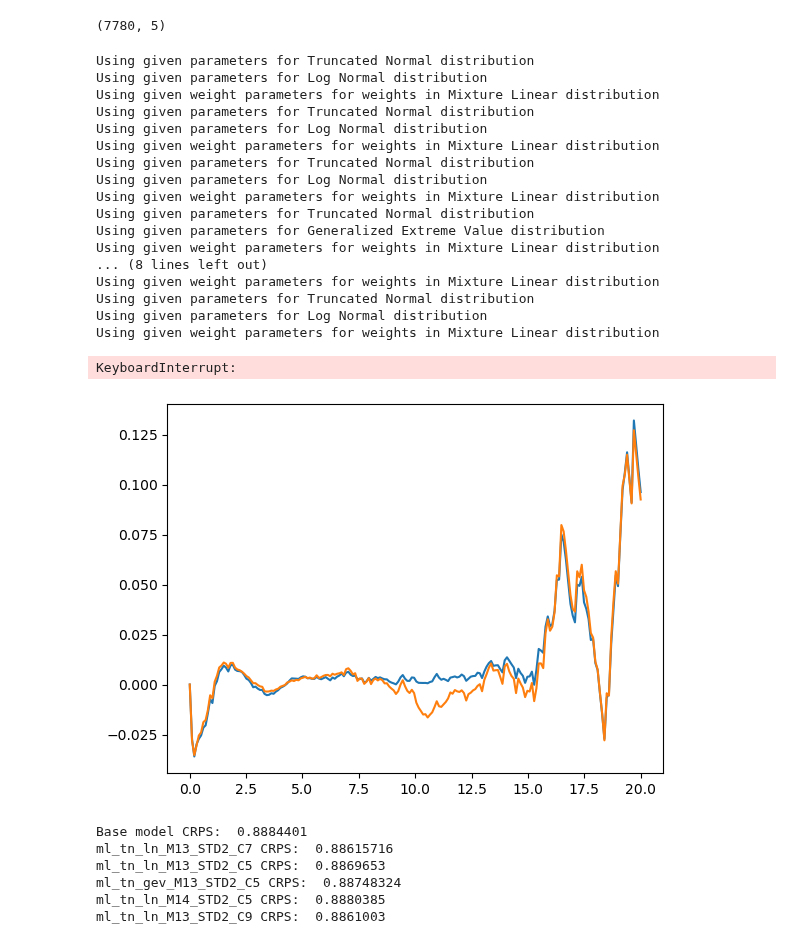
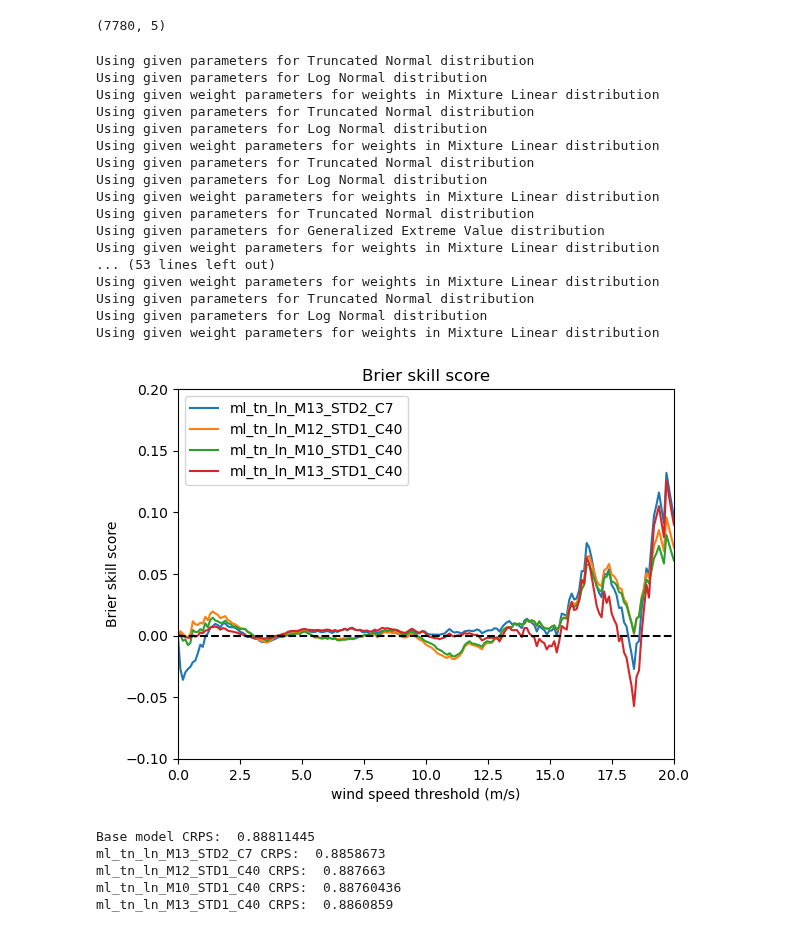
Before and after one commit to SimonHakvoort/thesiscode, a Jupyter notebook: src/new_emos_results/new_results.ipynb, the cells around one changed output. Saved outputs shown, nothing was run; the diff lists cells and outputs as text; code cells hidden in the pictures.

```diff
--- a/src/new_emos_results/new_results.ipynb
+++ b/src/new_emos_results/new_results.ipynb
@@ -58,6 +58,40 @@ ml_tn_ln_M14_STD2_C5 = load_model(folder + 'mixture_linear/ml_tn_ln_twcrps_mean1
 ml_tn_ln_M14_STD2_C8 = load_model(folder + 'mixture_linear/ml_tn_ln_twcrps_mean14.0_std2.0_constant0.07999999821186066_epochs600_folds_1_2_mean0_1_2_3_4_std0_1_2_3_4_.pkl')
 
 ml_tn_ln_M13_STD2_C9 = load_model(folder + 'mixture_linear/ml_tn_ln_twcrps_mean13.0_std2.0_constant0.09000000357627869_epochs600_folds_1_2_mean0_1_2_3_4_std0_1_2_3_4_.pkl')
+
+ln_T12 = load_model(folder + 'log_normal/ln_twcrps_threshold12.0_epochs600_folds_1_2_mean0_1_2_3_4_std0_1_2_3_4_.pkl')
+
+tn_T12 = load_model(folder + 'trunc_normal/tn_twcrps_threshold12.0_epochs600_folds_1_2_mean0_1_2_3_4_std0_1_2_3_4_.pkl')
+
+tn_T10 = load_model(folder + 'trunc_normal/tn_twcrps_threshold10.0_epochs600_folds_1_2_mean0_1_2_3_4_std0_1_2_3_4_.pkl')
+
+ml_tn_ln_M12_STD2_C11 = load_model(folder + 'mixture_linear/ml_tn_ln_twcrps_mean12.0_std2.0_constant0.10999999940395355_epochs600_folds_1_2_mean0_1_2_3_4_std0_1_2_3_4_.pkl')
+
+ml_tn_gev_M12_STD2_C11 = load_model(folder + 'mixture_linear/ml_tn_gev_twcrps_mean12.0_std2.0_constant0.10999999940395355_epochs600_folds_1_2_mean0_1_2_3_4_std0_1_2_3_4_.pkl')
+
+ml_gev_ln_M12_STD2_C11 = load_model(folder + 'mixture_linear/ml_gev_ln_twcrps_mean12.0_std2.0_constant0.10999999940395355_epochs600_folds_1_2_mean0_1_2_3_4_std0_1_2_3_4_.pkl')
+
+ml_tn_ln_M13_STD2_C15 = load_model(folder + 'mixture_linear/ml_tn_ln_twcrps_mean13.0_std2.0_constant0.15000000596046448_epochs600_folds_1_2_mean0_1_2_3_4_std0_1_2_3_4_.pkl')
+
+ml_tn_ln_M13_STD2_C18 = load_model(folder + 'mixture_linear/ml_tn_ln_twcrps_mean13.0_std2.0_constant0.18000000715255737_epochs600_folds_1_2_mean0_1_2_3_4_std0_1_2_3_4_.pkl')
+
+ml_tn_ln_M12_STD1_C70 = load_model(folder + 'mixture_linear/ml_tn_ln_twcrps_mean12.0_std1.0_constant0.699999988079071_epochs600_folds_1_2_mean0_1_2_3_4_std0_1_2_3_4_.pkl')
+
+ml_tn_ln_M10_STD1_C10 = load_model(folder + 'mixture_linear/ml_tn_ln_twcrps_mean10.0_std1.0_constant0.10000000149011612_epochs600_folds_1_2_mean0_1_2_3_4_std0_1_2_3_4_.pkl')
+
+ml_tn_ln_M10_STD1_C20 = load_model(folder + 'mixture_linear/ml_tn_ln_twcrps_mean10.0_std1.0_constant0.20000000298023224_epochs600_folds_1_2_mean0_1_2_3_4_std0_1_2_3_4_.pkl')
+
+ml_tn_ln_M10_STD2_C20 = load_model(folder + 'mixture_linear/ml_tn_ln_twcrps_mean10.0_std2.0_constant0.20000000298023224_epochs600_folds_1_2_mean0_1_2_3_4_std0_1_2_3_4_.pkl')
+
+ml_tn_ln_M15_STD4_C10 = load_model(folder + 'mixture_linear/ml_tn_ln_twcrps_mean15.0_std4.0_constant0.10000000149011612_epochs600_folds_1_2_mean0_1_2_3_4_std0_1_2_3_4_.pkl')
+
+ml_tn_ln_M12_STD1_C40 = load_model(folder + 'mixture_linear/ml_tn_ln_twcrps_mean12.0_std1.0_constant0.4000000059604645_epochs600_folds_1_2_mean0_1_2_3_4_std0_1_2_3_4_.pkl')
+
+ml_tn_ln_M10_STD1_C40 = load_model(folder + 'mixture_linear/ml_tn_ln_twcrps_mean10.0_std1.0_constant0.4000000059604645_epochs600_folds_1_2_mean0_1_2_3_4_std0_1_2_3_4_.pkl')
+
+ml_tn_gev_M10_STD1_C40 = load_model(folder + 'mixture_linear/ml_tn_gev_twcrps_mean10.0_std1.0_constant0.4000000059604645_epochs600_folds_1_2_mean0_1_2_3_4_std0_1_2_3_4_.pkl')
+
+ml_tn_ln_M13_STD1_C40 = load_model(folder + 'mixture_linear/ml_tn_ln_twcrps_mean13.0_std1.0_constant0.4000000059604645_epochs600_folds_1_2_mean0_1_2_3_4_std0_1_2_3_4_.pkl')
 # %% [output]
 Using given parameters for Truncated Normal distribution
 Using given parameters for Log Normal distribution
@@ -71,7 +105,7 @@ Using given weight parameters for weights in Mixture Linear distribution
 Using given parameters for Truncated Normal distribution
 Using given parameters for Generalized Extreme Value distribution
 Using given weight parameters for weights in Mixture Linear distribution
-... (8 lines left out)
+... (53 lines left out)
 Using given weight parameters for weights in Mixture Linear distribution
 Using given parameters for Truncated Normal distribution
 Using given parameters for Log Normal distribution
@@ -90,23 +124,27 @@ models = {
 
 best_models = {
     'ml_tn_ln_M13_STD2_C7': ml_tn_ln_M13_STD2_C7,
+    #'ml_tn_ln_M12_STD1_C70': ml_tn_ln_M12_STD1_C70,
+    #'ml_tn_ln_M10_STD1_C20': ml_tn_ln_M10_STD1_C20,
+    'ml_tn_ln_M12_STD1_C40': ml_tn_ln_M12_STD1_C40,
+    'ml_tn_ln_M10_STD1_C40': ml_tn_ln_M10_STD1_C40,
+    #'ml_tn_gev_M10_STD1_C40': ml_tn_gev_M10_STD1_C40
+    'ml_tn_ln_M13_STD1_C40': ml_tn_ln_M13_STD1_C40
 }
 # %%
 values = np.linspace(0,20,200)
 ylim = [-0.1, 0.2]
-make_brier_skill_plot(base_model, models, X_test, y_test, values, ylim=ylim)
+make_brier_skill_plot(base_model, best_models, X_test, y_test, values, ylim=ylim)
 # %% [output]
-KeyboardInterrupt:
-[figure, old version]
+[figure, new version]
 # %%
-print("Base model CRPS: ", base_model.CRPS(X_test, y_test, 10000).numpy())
-for name, model in models.items():
-    print(name, "CRPS: ", model.CRPS(X_test, y_test, 10000).numpy())
+print("Base model CRPS: ", base_model.CRPS(X_test, y_test, 20000).numpy())
+for name, model in best_models.items():
+    print(name, "CRPS: ", model.CRPS(X_test, y_test, 20000).numpy())
 # %% [output]
-Base model CRPS:  0.8884401
-ml_tn_ln_M13_STD2_C7 CRPS:  0.88615716
-ml_tn_ln_M13_STD2_C5 CRPS:  0.8869653
-ml_tn_gev_M13_STD2_C5 CRPS:  0.88748324
-ml_tn_ln_M14_STD2_C5 CRPS:  0.8880385
-ml_tn_ln_M13_STD2_C9 CRPS:  0.8861003
+Base model CRPS:  0.88811445
+ml_tn_ln_M13_STD2_C7 CRPS:  0.8858673
+ml_tn_ln_M12_STD1_C40 CRPS:  0.887663
+ml_tn_ln_M10_STD1_C40 CRPS:  0.88760436
+ml_tn_ln_M13_STD1_C40 CRPS:  0.8860859
 # %%
```
Also changed, not shown: parts of 9 cells of this notebook, 11 other files.
